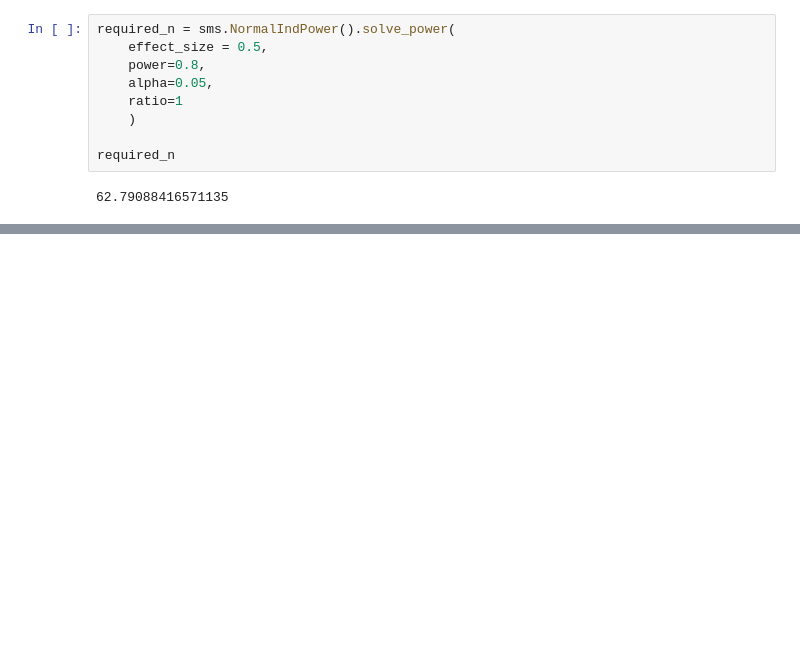
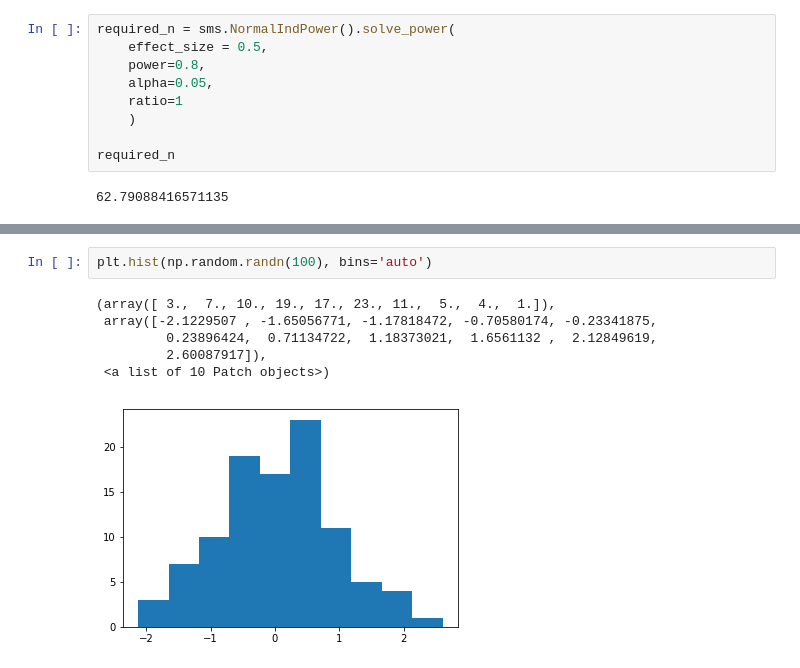
Before and after one commit to huangty1208/Data-Challenge, a Jupyter notebook: Customer Cliff/Scipy_stats.ipynb, the cells around one changed output, grey strips where cells are left out. Saved outputs shown, nothing was run; the diff lists cells and outputs as text; blank space fills up the shorter version.

```diff
--- a/Customer Cliff/Scipy_stats.ipynb
+++ b/Customer Cliff/Scipy_stats.ipynb
@@ -677,0 +781,9 @@ required_n
+# %%
+plt.hist(np.random.randn(100), bins='auto')
+# %% [output]
+(array([ 3.,  7., 10., 19., 17., 23., 11.,  5.,  4.,  1.]),
+ array([-2.1229507 , -1.65056771, -1.17818472, -0.70580174, -0.23341875,
+         0.23896424,  0.71134722,  1.18373021,  1.6561132 ,  2.12849619,
+         2.60087917]),
+ <a list of 10 Patch objects>)
+[figure, added]
```
Also changed, not shown: parts of 30 cells of this notebook.
